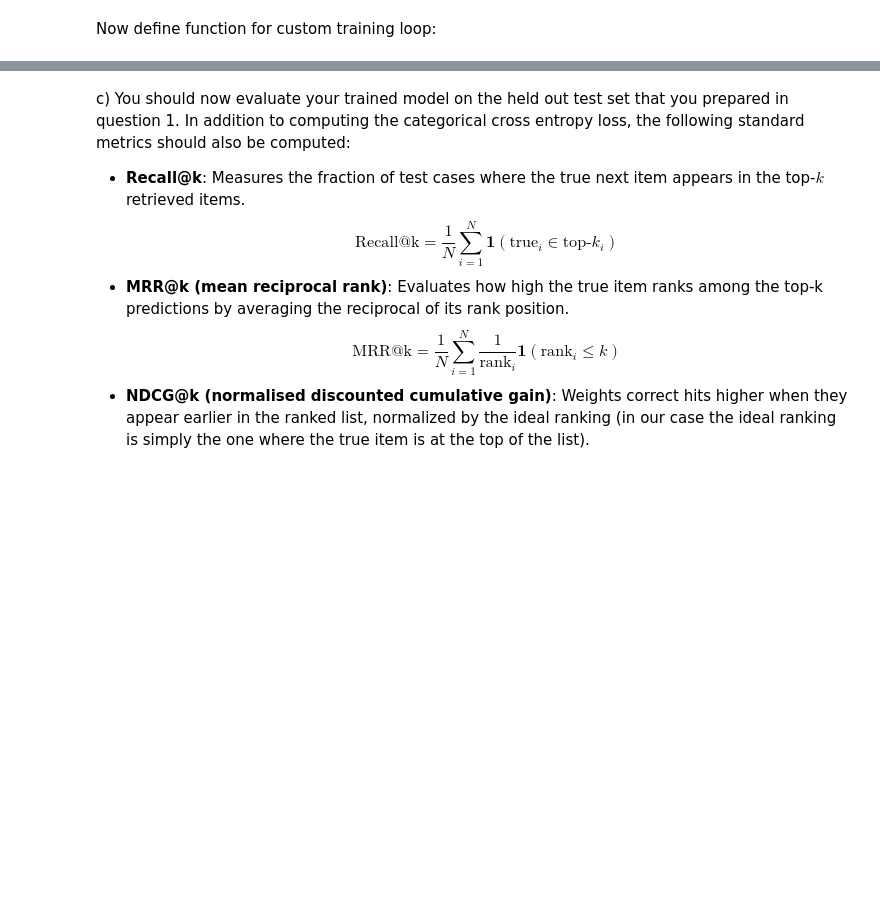
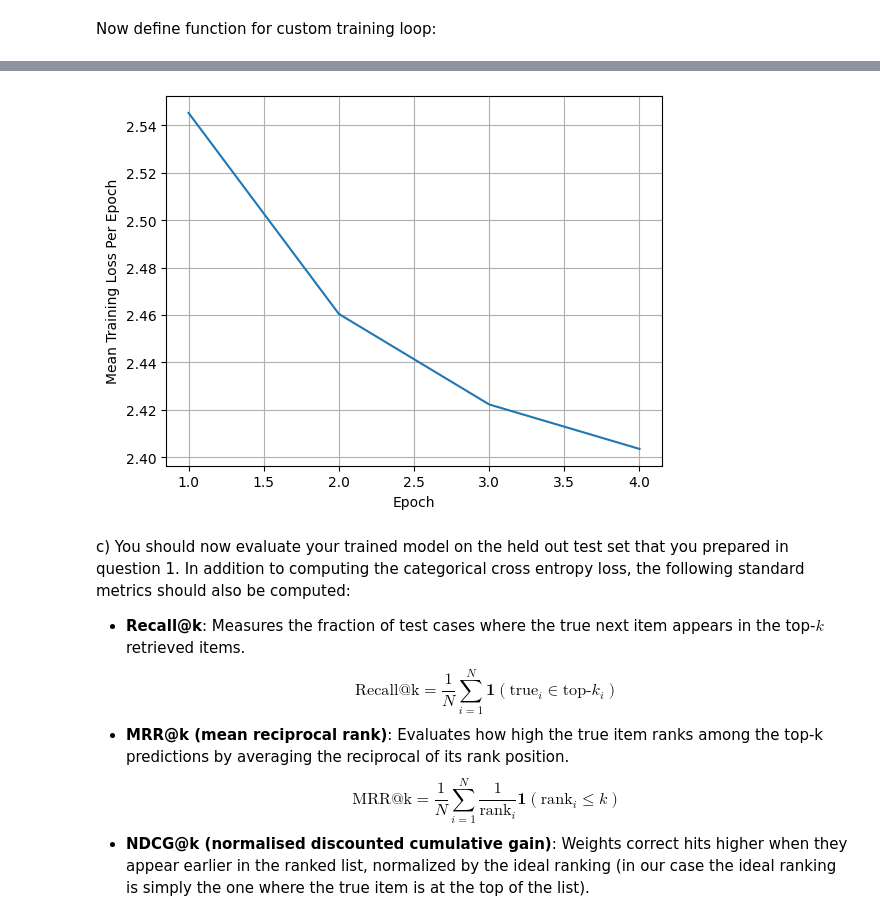
Before and after one commit to Gautam-Chauhan/deep_learning_cw1, a Jupyter notebook: cw1_02200568.ipynb, the cells around one changed output, grey strips where cells are left out. Drawn from its saved outputs; the diff is of its cells as text; code cells hidden in the pictures; blank space fills up the shorter version.

```diff
--- a/cw1_02200568.ipynb
+++ b/cw1_02200568.ipynb
@@ -528,11 +528,11 @@ def custom_training_loop(model,train_loader,val_loader=None,epochs=1,optimiser=t
 
     # Save the model checkpoint at the end of each epoch
     torch.save({
-            'epoch': epoch,
-            'model_state_dict': model.state_dict(),
-            'optimizer_state_dict': optimizer.state_dict(),
-            'loss': loss,
-            ...
+            "epoch": epoch,
+            "model_state_dict": model.state_dict(),
+            "optimizer_state_dict": optimiser.state_dict(),
+            "train_loss": np.mean(train_losses),
+            "val_loss": np.mean(val_losses)
             }, f"/content/drive/MyDrive/deep_learning_cw1/checkpoint{epoch}.pt")
 
     # Append list of losses to overall losses
@@ -549,3 +551,12 @@ Training Loss on Epoch 1: 2.463268307092119
+# %%
+y = [np.mean(train_losses[i]) for i in range(len(train_losses))]
+x = [i for i in range(1,len(train_losses)+1)]
+plt.plot(x,y)
+plt.xlabel("Epoch")
+plt.ylabel("Mean Training Loss Per Epoch")
+plt.grid()
+# %% [output]
+[figure, added]
 # %% [markdown]
 c) You should now evaluate your trained model on the held out test set that you prepared in question 1. In addition to computing the categorical cross entropy loss, the following standard metrics should also be computed:
 
```
Also changed, not shown: parts of 13 cells of this notebook.
